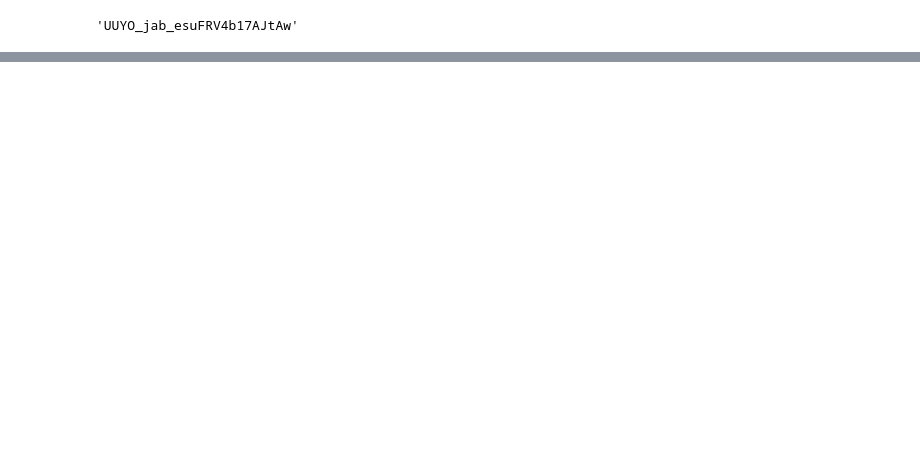
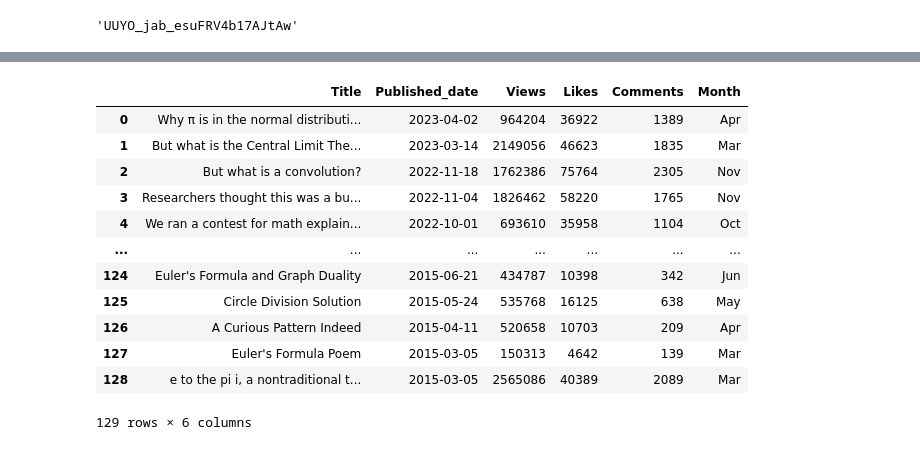
Before and after one commit to KZadka/YouTubeAnalizer, a Jupyter notebook: YT_scrap_and_analize.ipynb, the cells around one changed output, grey strips where cells are left out. Cells and saved outputs as stored; diff of their text form; code cells hidden in the pictures; blank space fills up the shorter version.

```diff
--- a/YT_scrap_and_analize.ipynb
+++ b/YT_scrap_and_analize.ipynb
@@ -190,0 +267,16 @@ video_data
+# %%
+videos_data
+# %% [output]
+|  | Title | Published_date | Views | Likes | Comments | Month |
+| 0 | Why π is in the normal distributi... | 2023-04-02 | 964204 | 36922 | 1389 | Apr |
+| 1 | But what is the Central Limit The... | 2023-03-14 | 2149056 | 46623 | 1835 | Mar |
+| 2 | But what is a convolution? | 2022-11-18 | 1762386 | 75764 | 2305 | Nov |
+| 3 | Researchers thought this was a bu... | 2022-11-04 | 1826462 | 58220 | 1765 | Nov |
+| 4 | We ran a contest for math explain... | 2022-10-01 | 693610 | 35958 | 1104 | Oct |
+| ... | ... | ... | ... | ... | ... | ... |
+| 124 | Euler's Formula and Graph Duality | 2015-06-21 | 434787 | 10398 | 342 | Jun |
+| 125 | Circle Division Solution | 2015-05-24 | 535768 | 16125 | 638 | May |
+| 126 | A Curious Pattern Indeed | 2015-04-11 | 520658 | 10703 | 209 | Apr |
+| 127 | Euler's Formula Poem | 2015-03-05 | 150313 | 4642 | 139 | Mar |
+| 128 | e to the pi i, a nontraditional t... | 2015-03-05 | 2565086 | 40389 | 2089 | Mar |
+129 rows × 6 columns
```
Also changed, not shown: parts of 32 cells of this notebook.
